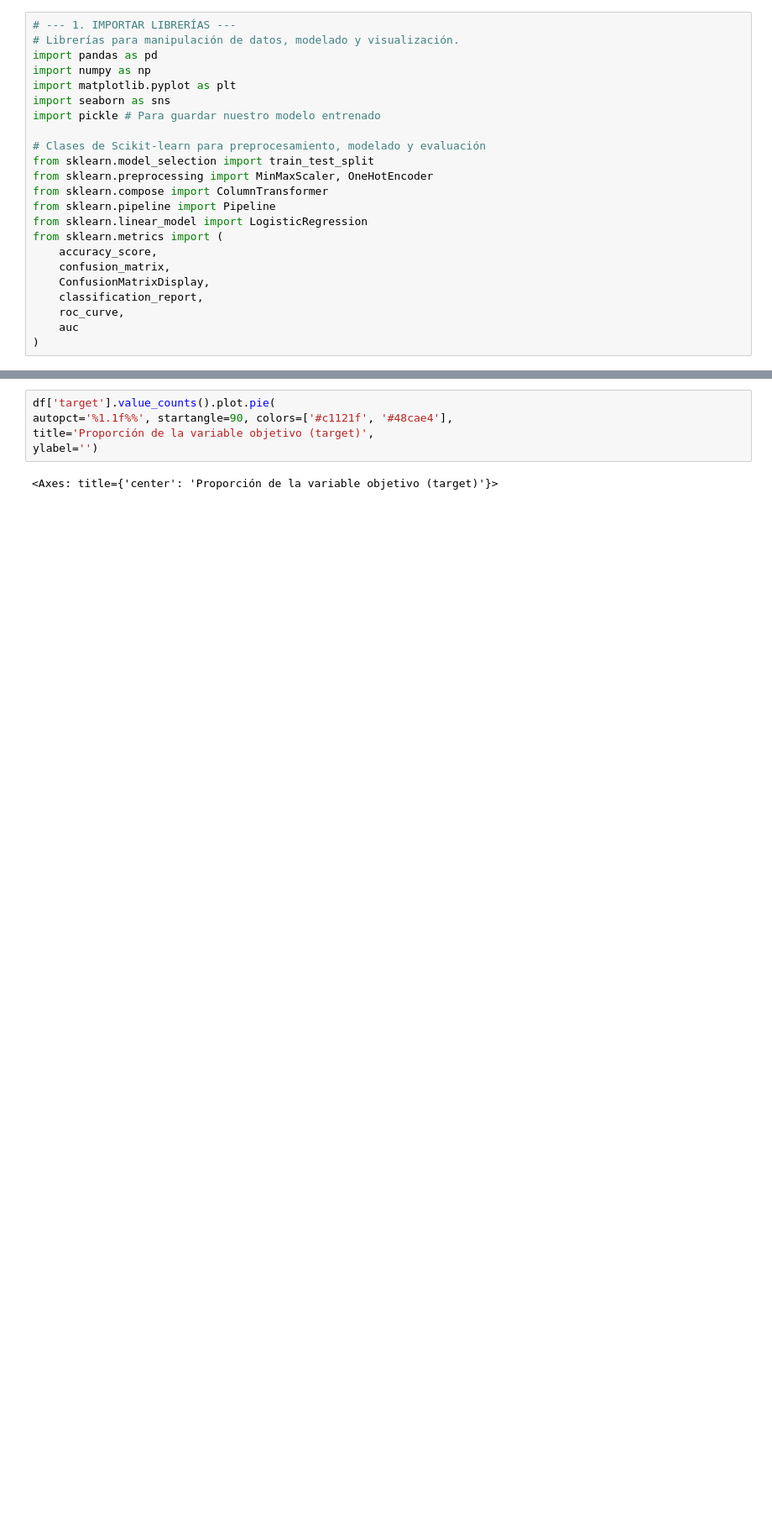
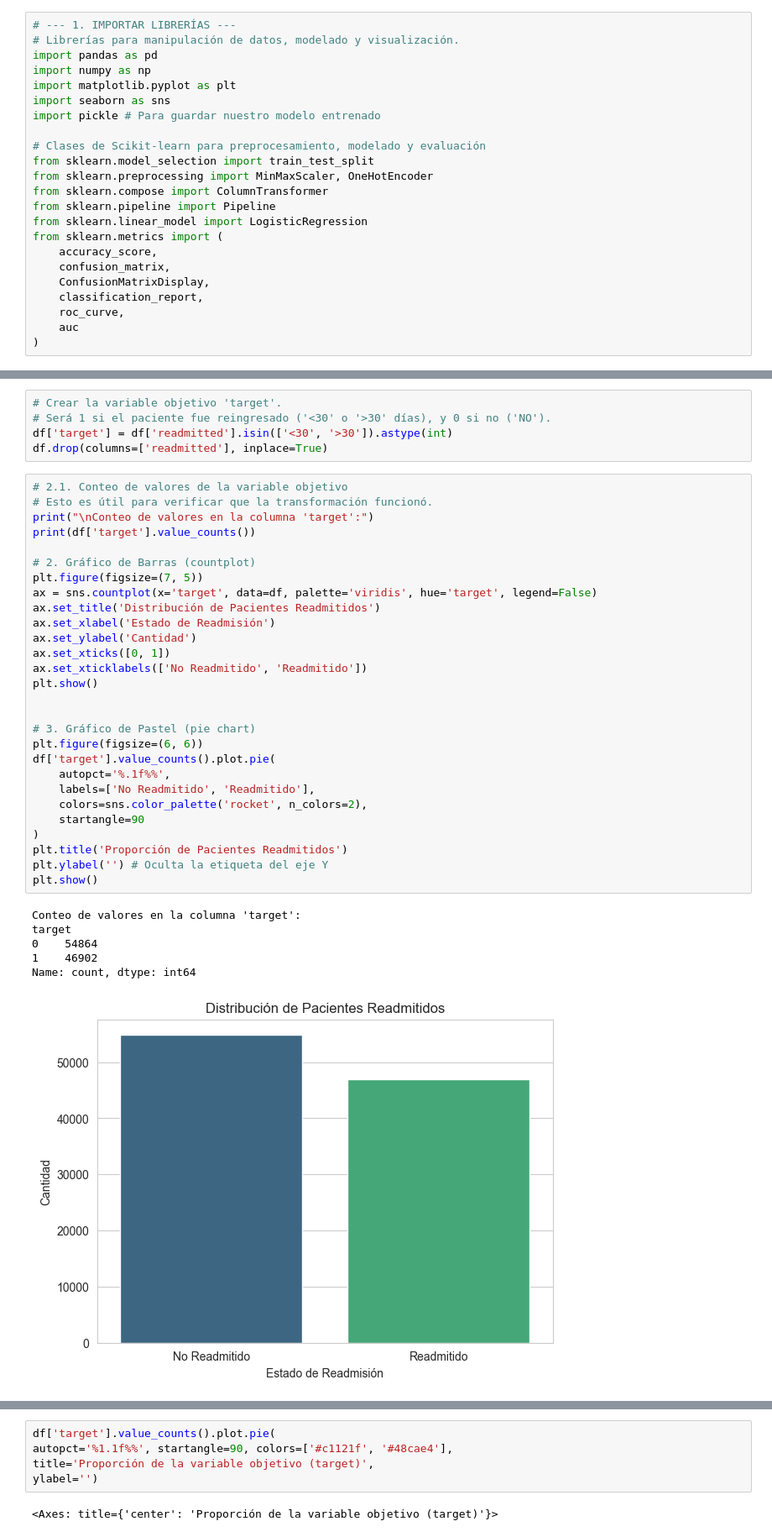
Before and after one commit to LasciaStare/MachineLearning, a Jupyter notebook: EDA.ipynb, the cells around one changed output, grey strips where cells are left out. Shown at 84% size. Cells and saved outputs as stored; diff of their text form; blank space fills up the shorter version.

```diff
--- a/EDA.ipynb
+++ b/EDA.ipynb
@@ -96,0 +96,40 @@ dtype: object
+# %%
+# Crear la variable objetivo 'target'.
+# Será 1 si el paciente fue reingresado ('<30' o '>30' días), y 0 si no ('NO').
+df['target'] = df['readmitted'].isin(['<30', '>30']).astype(int)
+df.drop(columns=['readmitted'], inplace=True)
+# %%
+# 2.1. Conteo de valores de la variable objetivo
+# Esto es útil para verificar que la transformación funcionó.
+print("\nConteo de valores en la columna 'target':")
+print(df['target'].value_counts())
+
+# 2. Gráfico de Barras (countplot)
+plt.figure(figsize=(7, 5))
+ax = sns.countplot(x='target', data=df, palette='viridis', hue='target', legend=False)
+ax.set_title('Distribución de Pacientes Readmitidos')
+ax.set_xlabel('Estado de Readmisión')
+ax.set_ylabel('Cantidad')
+ax.set_xticks([0, 1])
+ax.set_xticklabels(['No Readmitido', 'Readmitido'])
+plt.show()
+
+
+# 3. Gráfico de Pastel (pie chart)
+plt.figure(figsize=(6, 6))
+df['target'].value_counts().plot.pie(
+    autopct='%.1f%%',
+    labels=['No Readmitido', 'Readmitido'],
+    colors=sns.color_palette('rocket', n_colors=2),
+    startangle=90
+)
+plt.title('Proporción de Pacientes Readmitidos')
+plt.ylabel('') # Oculta la etiqueta del eje Y
+plt.show()
+# %% [output]
+Conteo de valores en la columna 'target':
+target
+0    54864
+1    46902
+Name: count, dtype: int64
+[figure, added]
```
Also changed, not shown: parts of 5 cells of this notebook.
